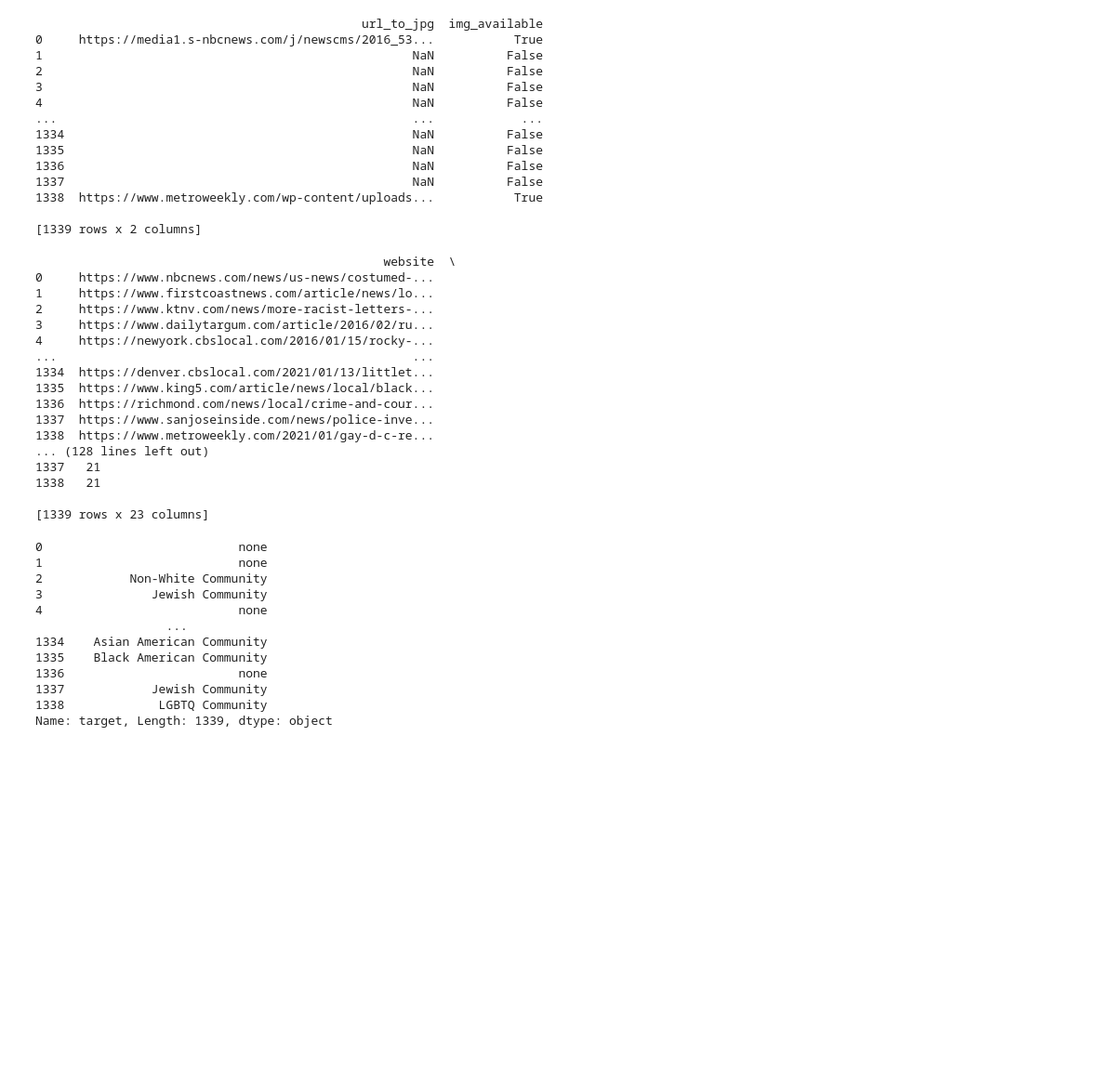
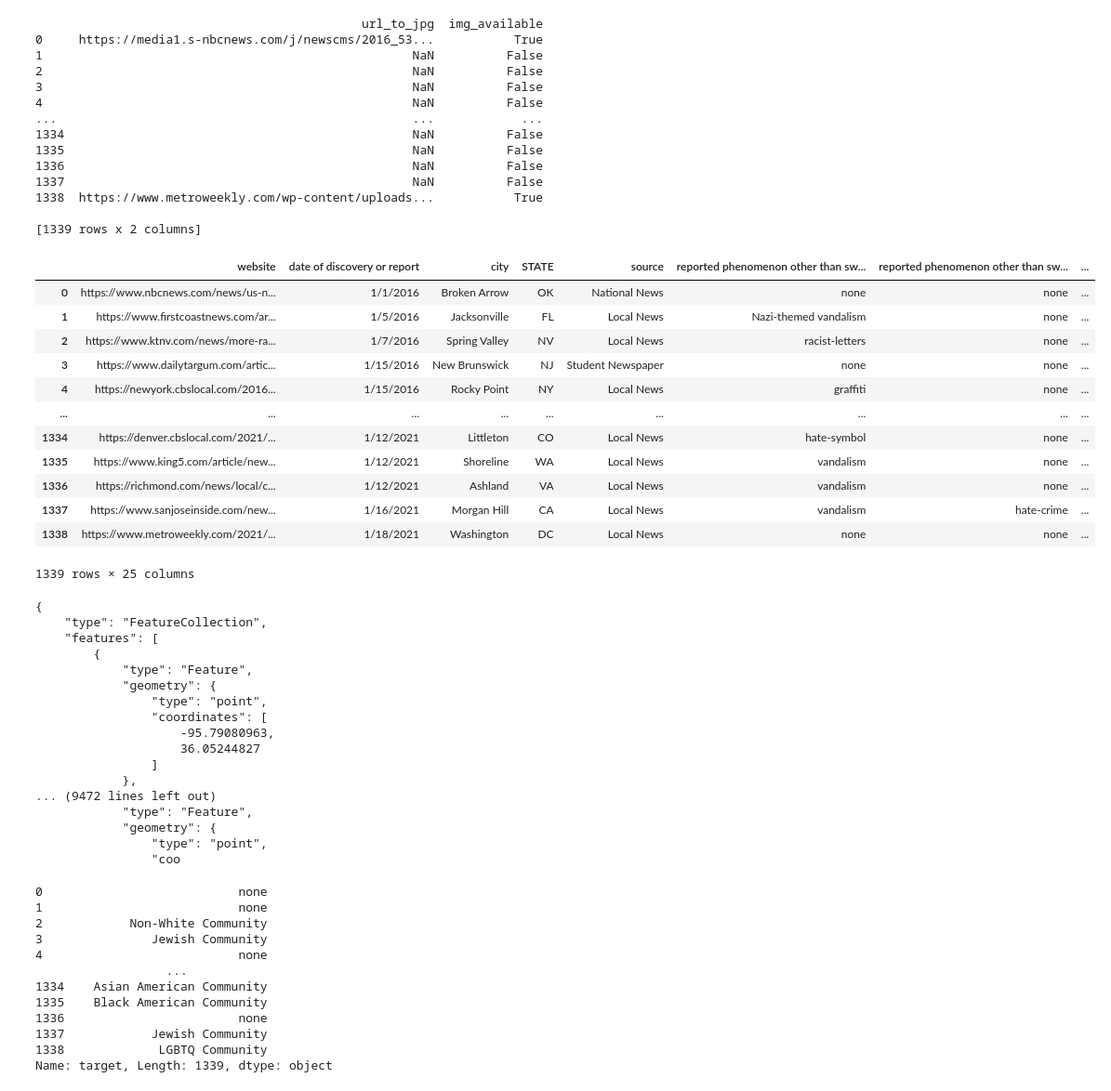
Before and after one commit to SeriousMapper/SwastikaCounter, a Jupyter notebook: swastika_processing/data_processing_final.ipynb, the cells around one changed output. Shown at 93% size. Cells and saved outputs as stored; diff of their text form; code cells hidden in the pictures; blank space fills up the shorter version.

Commit message:
update aug 12
added new data

```diff
--- a/swastika_processing/data_processing_final.ipynb
+++ b/swastika_processing/data_processing_final.ipynb
@@ -14,7 +52,7 @@ from urlextract import URLExtract
 headers = { 'User-Agent': 'Mozilla/5.0 (Windows NT 6.1; WOW64) AppleWebKit/537.36 (KHTML, like Gecko) Chrome/32.0.1700.107 Safari/537.36' }
 #######################################
 
-df = pd.read_csv("final_csv_data.csv")
+df = pd.read_csv("swastika_data_aug5.csv")
 df_loc = pd.read_csv("geocoded_cities.csv")
 print(df)
 print(df.columns)
@@ -209,35 +248,58 @@ print(img_df)
 new_df.to_csv("swastika_geocoded_2.csv", index=False)
 img_df.to_csv("image_links.csv", index=False)
 #Step to, use a CSV to GeoJson Converter
+# %%
+new_df
+# %% [output]
+|  | website | date of discovery or report | city | STATE | source | reported phenomenon other than sw... | reported phenomenon other than sw... | ... |
+| 0 | https://www.nbcnews.com/news/us-n... | 1/1/2016 | Broken Arrow | OK | National News | none | none | ... |
+| 1 | https://www.firstcoastnews.com/ar... | 1/5/2016 | Jacksonville | FL | Local News | Nazi-themed vandalism | none | ... |
+| 2 | https://www.ktnv.com/news/more-ra... | 1/7/2016 | Spring Valley | NV | Local News | racist-letters | none | ... |
+| 3 | https://www.dailytargum.com/artic... | 1/15/2016 | New Brunswick | NJ | Student Newspaper | none | none | ... |
+| 4 | https://newyork.cbslocal.com/2016... | 1/15/2016 | Rocky Point | NY | Local News | graffiti | none | ... |
+| ... | ... | ... | ... | ... | ... | ... | ... | ... |
+| 1334 | https://denver.cbslocal.com/2021/... | 1/12/2021 | Littleton | CO | Local News | hate-symbol | none | ... |
+| 1335 | https://www.king5.com/article/new... | 1/12/2021 | Shoreline | WA | Local News | vandalism | none | ... |
+| 1336 | https://richmond.com/news/local/c... | 1/12/2021 | Ashland | VA | Local News | vandalism | none | ... |
+| 1337 | https://www.sanjoseinside.com/new... | 1/16/2021 | Morgan Hill | CA | Local News | vandalism | hate-crime | ... |
+| 1338 | https://www.metroweekly.com/2021/... | 1/18/2021 | Washington | DC | Local News | none | none | ... |
+1339 rows × 25 columns
 # %%
-from pandas_geojson import to_geojson
-from pandas_geojson import write_geojson
+#from pandas_geojson import to_geojson
+#from pandas_geojson import write_geojson
+import pandas_geojson as pdg
 new_df = new_df.fillna("none")
 new_df.rename(columns={'img_available':'Image?'}, inplace=True)
+new_df['coordinates'] = new_df.reset_index()[['longitude', 'latitude']].values.tolist()
+new_df['geojson_type'] = 'point'
 properties = new_df.drop(['latitude', 'longitude'], axis=1)
 properties = properties.fillna("none")
-geo_json = to_geojson(df=new_df, lat='latitude', lon='longitude', properties=properties)
-print(properties)
+new_df
+geo_json = pdg.GeoJSON.from_dataframe(new_df
+                                ,geometry_type_col='geojson_type'
+                                , coordinate_col='coordinates'
+                                , property_col_list=properties)
 
-write_geojson(geo_json, filename='swastika_data.geojson', indent=4)
+pdg.save_geojson(geo_json,'swastika_data_aug5.geojson',indent=4)
+geo_json
 # %% [output]
-                                                website  \
-0     https://www.nbcnews.com/news/us-news/costumed-...
-1     https://www.firstcoastnews.com/article/news/lo...
-2     https://www.ktnv.com/news/more-racist-letters-...
-3     https://www.dailytargum.com/article/2016/02/ru...
-4     https://newyork.cbslocal.com/2016/01/15/rocky-...
-...                                                 ...
-1334  https://denver.cbslocal.com/2021/01/13/littlet...
-1335  https://www.king5.com/article/news/local/black...
-1336  https://richmond.com/news/local/crime-and-cour...
-1337  https://www.sanjoseinside.com/news/police-inve...
-1338  https://www.metroweekly.com/2021/01/gay-d-c-re...
-... (128 lines left out)
-1337   21
-1338   21
-
-[1339 rows x 23 columns]
+{
+    "type": "FeatureCollection",
+    "features": [
+        {
+            "type": "Feature",
+            "geometry": {
+                "type": "point",
+                "coordinates": [
+                    -95.79080963,
+                    36.05244827
+                ]
+            },
+... (9472 lines left out)
+            "type": "Feature",
+            "geometry": {
+                "type": "point",
+                "coo
 # %%
 new_df['target']
 # %% [output]
```
Also changed, not shown: parts of 6 cells of this notebook, 6 other files.
